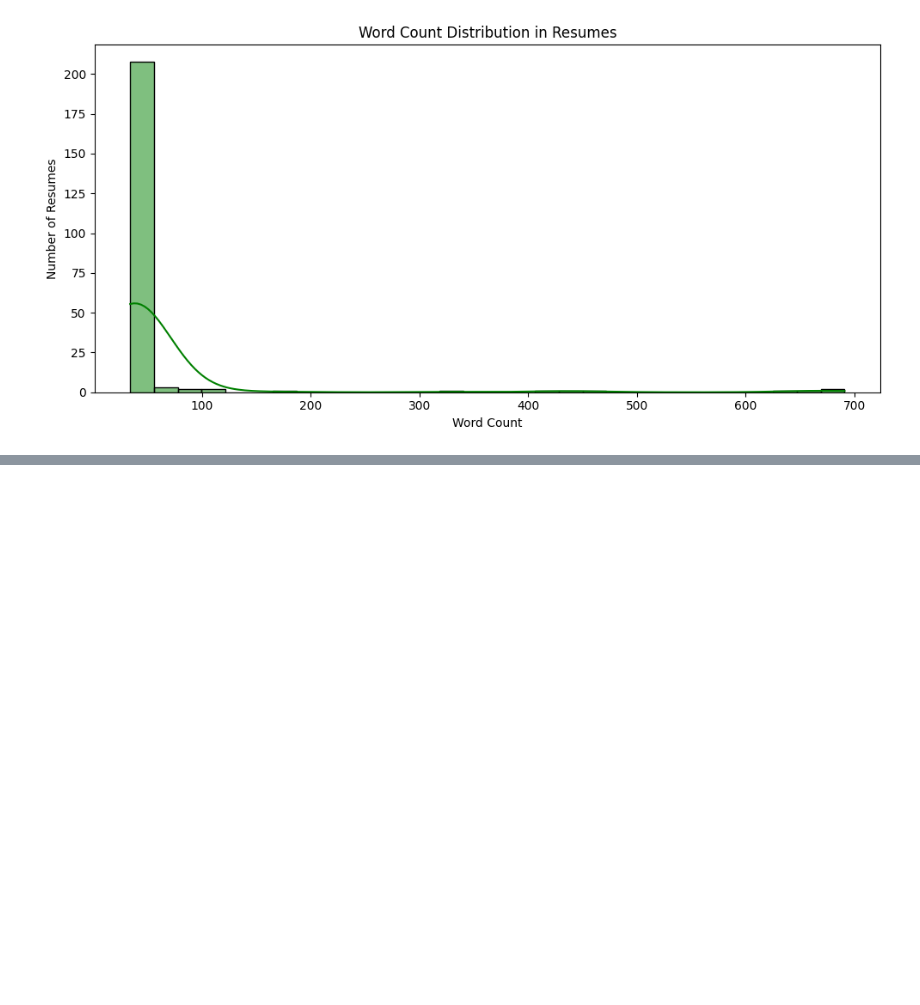
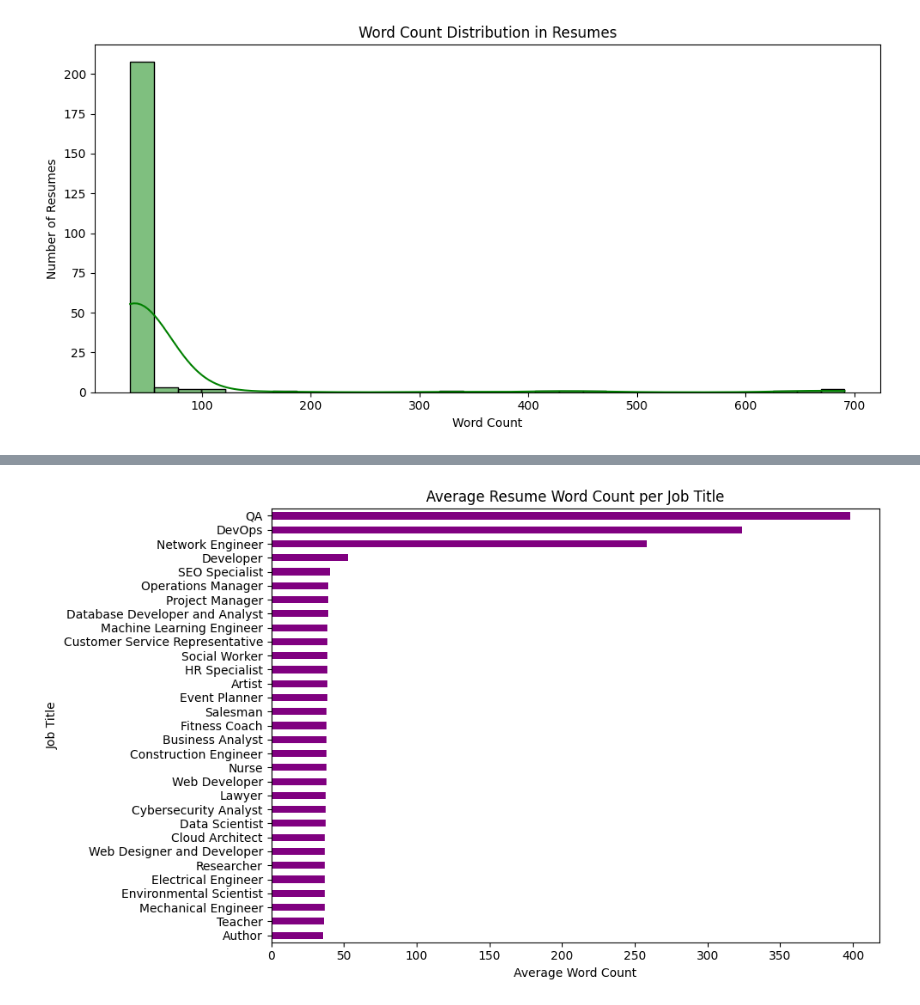
Before and after one commit to Iliya-Askari/cangrow2-raw, a Jupyter notebook: NoteBook/01-Model.ipynb, the cells around one changed output, grey strips where cells are left out. Saved outputs shown, nothing was run; the diff lists cells and outputs as text; code cells hidden in the pictures; blank space fills up the shorter version.

Commit message:
Visualize average resume length per job title
Plotted horizontal bar chart of average resume word count grouped by job title to detect verbosity trends across different roles.

```diff
--- a/NoteBook/01-Model.ipynb
+++ b/NoteBook/01-Model.ipynb
@@ -117,3 +119,14 @@ plt.show()
+# %%
+avg_words_per_job = df_resume.groupby('job_title')['resume_word_count'].mean().sort_values()
+plt.figure(figsize=(10, 6))
+avg_words_per_job.plot(kind='barh', color='purple')
+plt.title('Average Resume Word Count per Job Title')
+plt.xlabel('Average Word Count')
+plt.ylabel('Job Title')
+plt.tight_layout()
+plt.show()
+# %% [output]
+[figure, added]
 # %%
 model = LogisticRegression(max_iter=1000)
 model.fit(X_train, y_train)
```
Also changed, not shown: parts of 1 cell of this notebook.
